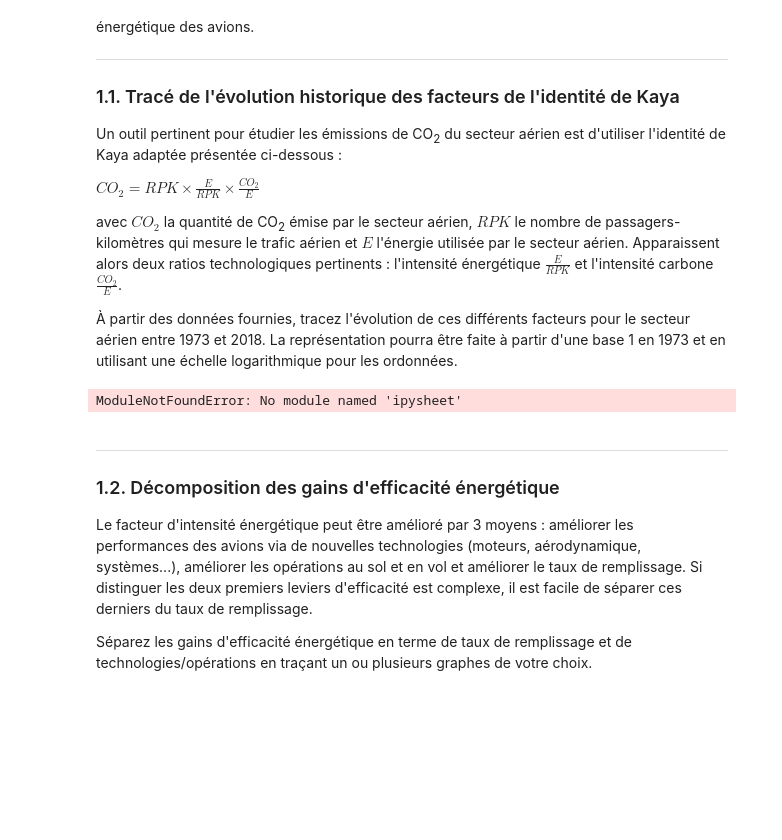
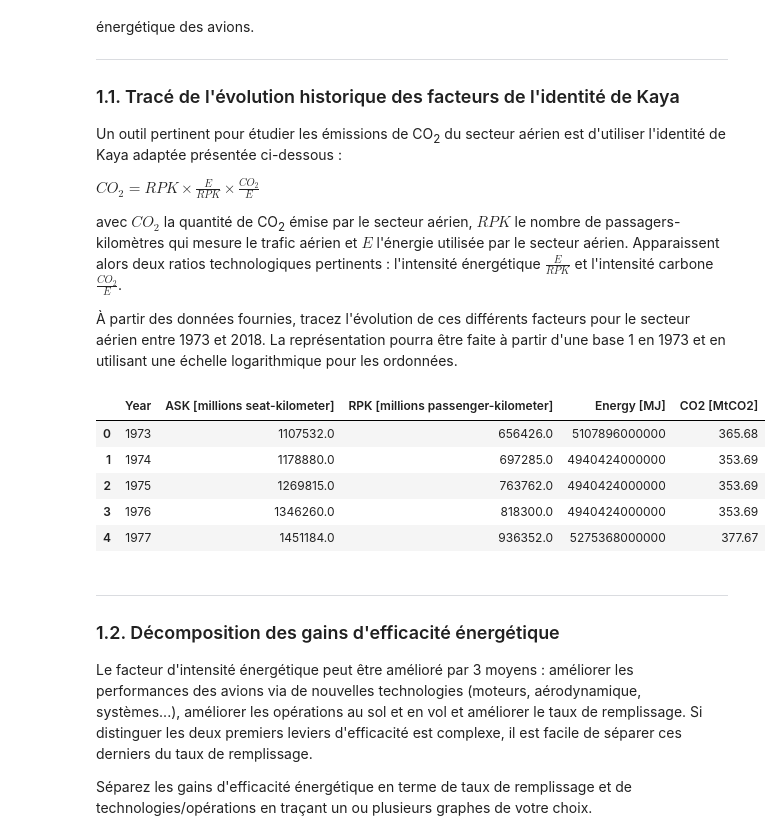
Before and after one commit to thomasplanes/electif_aviation_climat, a Jupyter notebook: BE2 - Levier Efficacite.ipynb, the cells around one changed output. Drawn from its saved outputs; the diff is of its cells as text; code cells hidden in the pictures; blank space fills up the shorter version.

```diff
--- a/BE2 - Levier Efficacite.ipynb
+++ b/BE2 - Levier Efficacite.ipynb
@@ -31,22 +31,27 @@ avec $CO_2$ la quantité de CO<sub>2</sub> émise par le secteur aérien, $RPK$
 # %%
 import numpy as np
 import pandas as pd
 import csv
 import matplotlib.pyplot as plt
 
 csv = pd.read_csv('./Data/Aviation_Data.csv', sep=';')
 
 database = csv.values
 year = database[:,0]
-rpk = database[:,1]
-ask = database[:,2]
+ask = database[:,1]
+rpk = database[:,2]
 energy = database[:,3]
 co2 = database[:,4]
 
 csv.head()
 #csv.style
 # %% [output]
-ModuleNotFoundError: No module named 'ipysheet'
+|  | Year | ASK [millions seat-kilometer] | RPK [millions passenger-kilometer] | Energy [MJ] | CO2 [MtCO2] |
+| 0 | 1973 | 1107532.0 | 656426.0 | 5107896000000 | 365.68 |
+| 1 | 1974 | 1178880.0 | 697285.0 | 4940424000000 | 353.69 |
+| 2 | 1975 | 1269815.0 | 763762.0 | 4940424000000 | 353.69 |
+| 3 | 1976 | 1346260.0 | 818300.0 | 4940424000000 | 353.69 |
+| 4 | 1977 | 1451184.0 | 936352.0 | 5275368000000 | 377.67 |
 # %% [markdown]
 -----
 ### 1.2. Décomposition des gains d'efficacité énergétique
```
Also changed, not shown: 1 other file.
